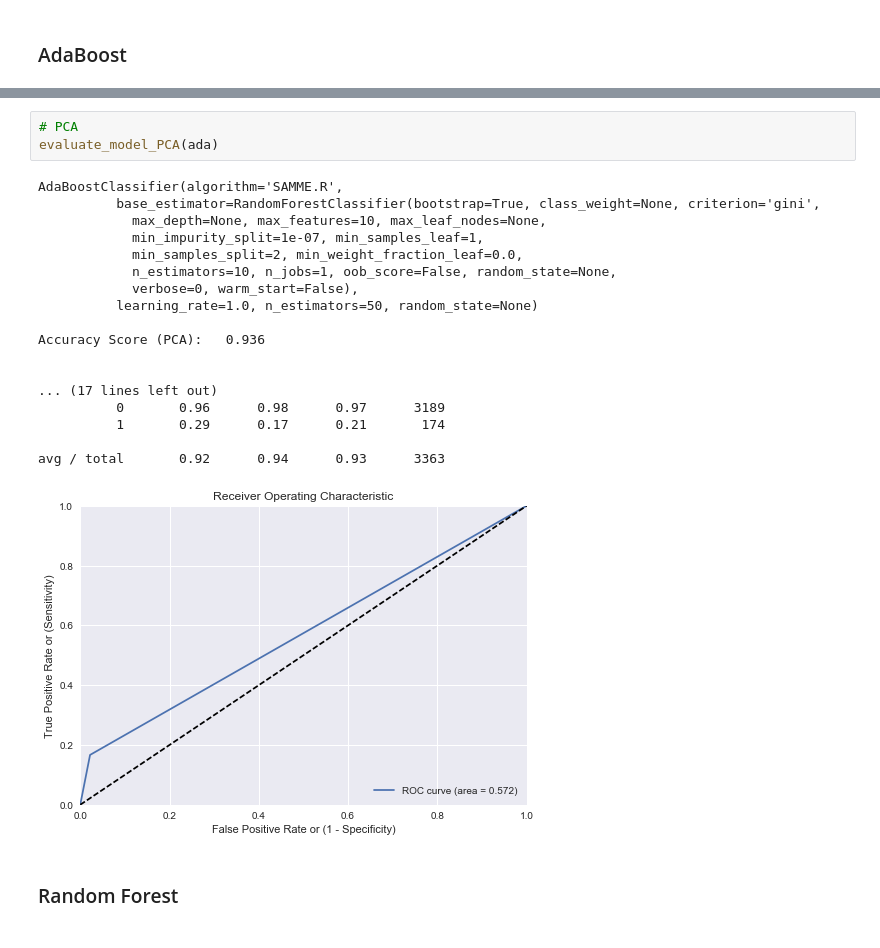
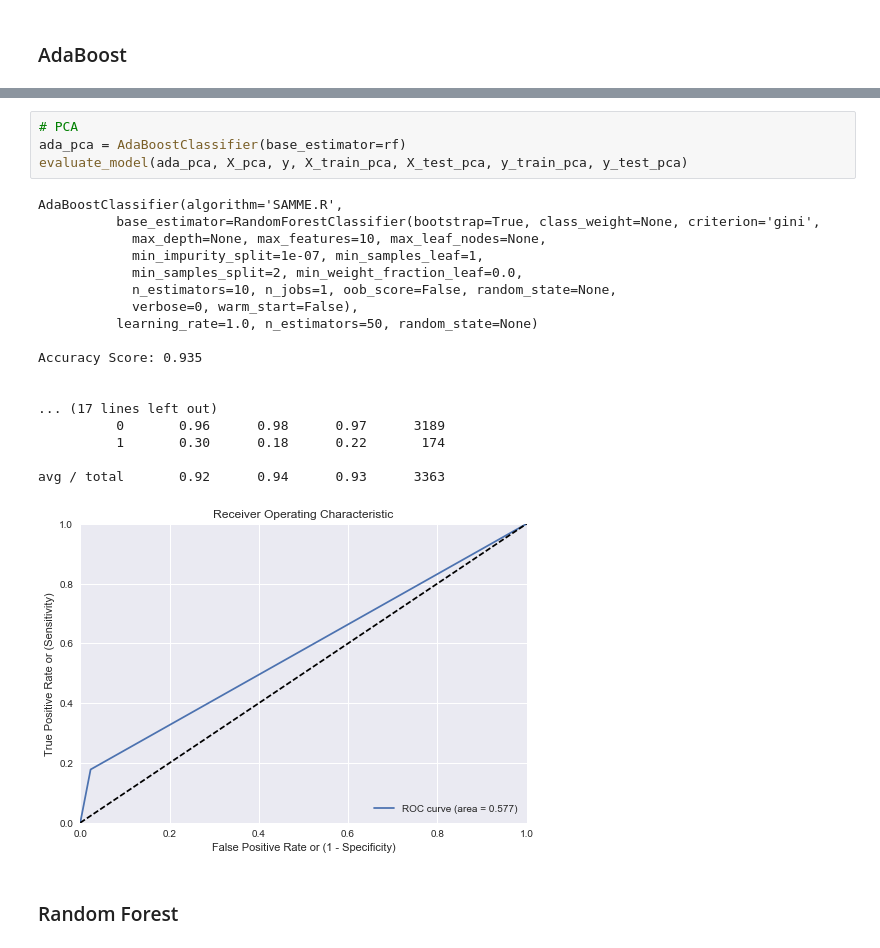
Before and after one commit to austinbrian/skeeter_patrol, a Jupyter notebook: code/MODELING-0426.ipynb, the cells around one changed output, grey strips where cells are left out. Saved outputs shown, nothing was run; the diff lists cells and outputs as text.

```diff
--- a/code/MODELING-0426.ipynb
+++ b/code/MODELING-0426.ipynb
@@ -256,25 +217,26 @@ avg / total       0.93      0.93      0.93      3363
-# %%
-# PCA
-evaluate_model_PCA(ada)
-# %% [output]
-AdaBoostClassifier(algorithm='SAMME.R',
-          base_estimator=RandomForestClassifier(bootstrap=True, class_weight=None, criterion='gini',
-            max_depth=None, max_features=10, max_leaf_nodes=None,
-            min_impurity_split=1e-07, min_samples_leaf=1,
-            min_samples_split=2, min_weight_fraction_leaf=0.0,
-            n_estimators=10, n_jobs=1, oob_score=False, random_state=None,
-            verbose=0, warm_start=False),
-          learning_rate=1.0, n_estimators=50, random_state=None)
-
-Accuracy Score (PCA):   0.936
-
-
-... (17 lines left out)
-          0       0.96      0.98      0.97      3189
-          1       0.29      0.17      0.21       174
-
-avg / total       0.92      0.94      0.93      3363
-[figure, removed]
+# %%
+# PCA
+ada_pca = AdaBoostClassifier(base_estimator=rf)
+evaluate_model(ada_pca, X_pca, y, X_train_pca, X_test_pca, y_train_pca, y_test_pca)
+# %% [output]
+AdaBoostClassifier(algorithm='SAMME.R',
+          base_estimator=RandomForestClassifier(bootstrap=True, class_weight=None, criterion='gini',
+            max_depth=None, max_features=10, max_leaf_nodes=None,
+            min_impurity_split=1e-07, min_samples_leaf=1,
+            min_samples_split=2, min_weight_fraction_leaf=0.0,
+            n_estimators=10, n_jobs=1, oob_score=False, random_state=None,
+            verbose=0, warm_start=False),
+          learning_rate=1.0, n_estimators=50, random_state=None)
+
+Accuracy Score: 0.935
+
+
+... (17 lines left out)
+          0       0.96      0.98      0.97      3189
+          1       0.30      0.18      0.22       174
+
+avg / total       0.92      0.94      0.93      3363
+[figure, added]
 # %% [markdown]
 ### Random Forest
 # %%
```
Also changed, not shown: parts of 28 cells of this notebook, 2 other files.
